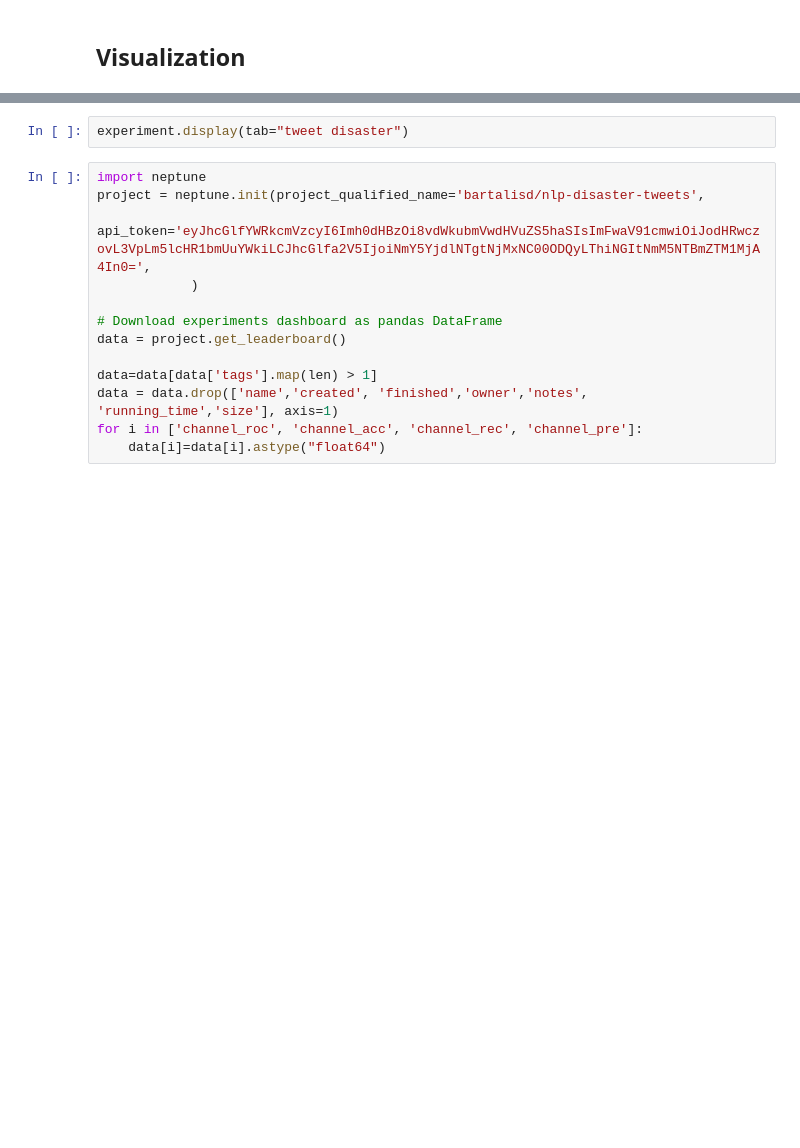
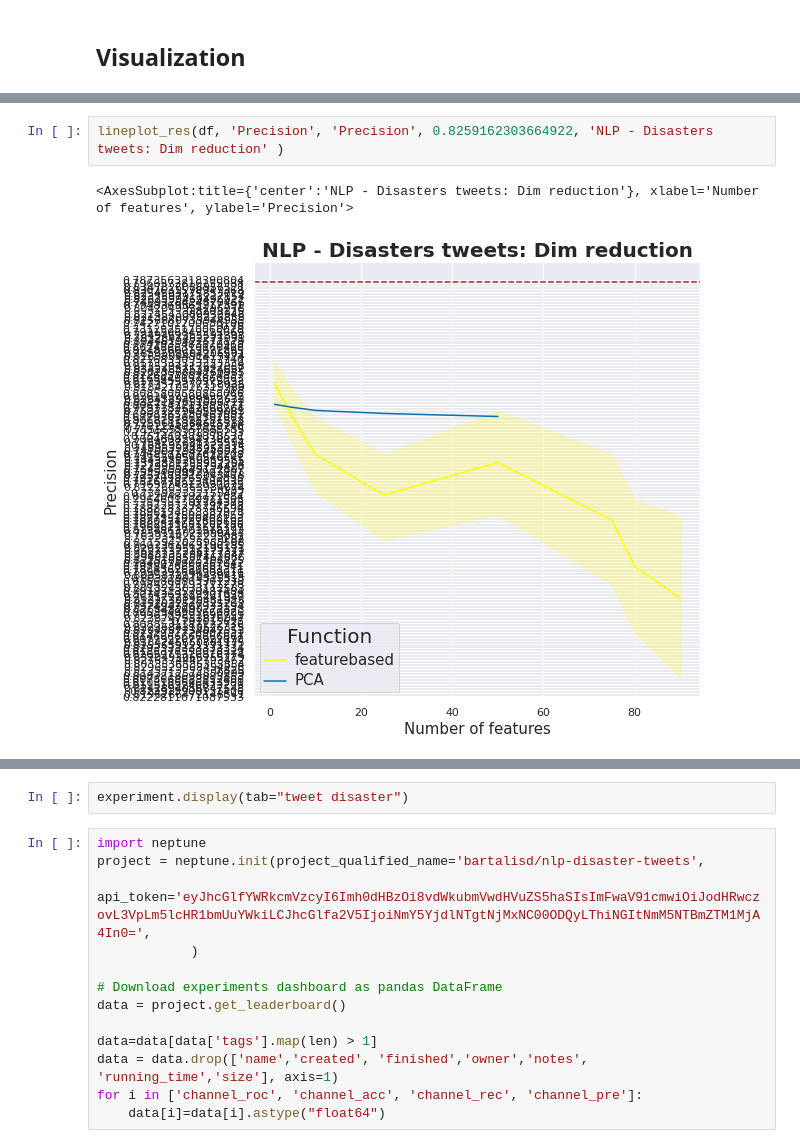
Before and after one commit to bartalisd/apricot_exp, a Jupyter notebook: experiments/tweet_disaster/sentiment-analysis-using-ml-dim-reduction.ipynb, the cells around one changed output, grey strips where cells are left out. Saved outputs shown, nothing was run; the diff lists cells and outputs as text; blank space fills up the shorter version.

```diff
--- a/experiments/tweet_disaster/sentiment-analysis-using-ml-dim-reduction.ipynb
+++ b/experiments/tweet_disaster/sentiment-analysis-using-ml-dim-reduction.ipynb
@@ -599,0 +831,5 @@ train_eval(model, features,  Y_train, features_test, Y_test, experiment)
+# %%
+lineplot_res(df, 'Precision', 'Precision', 0.8259162303664922, 'NLP - Disasters tweets: Dim reduction' )
+# %% [output]
+<AxesSubplot:title={'center':'NLP - Disasters tweets: Dim reduction'}, xlabel='Number of features', ylabel='Precision'>
+[figure, added]
```
Also changed, not shown: parts of 22 cells of this notebook, 1 other file.
